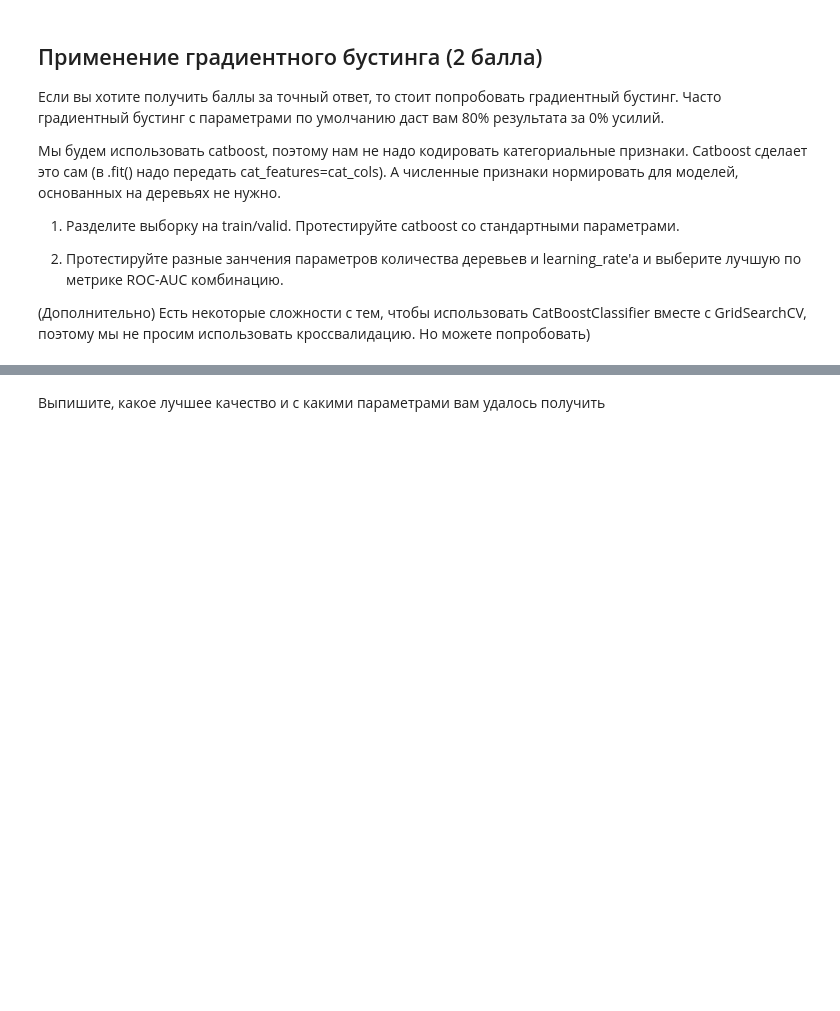
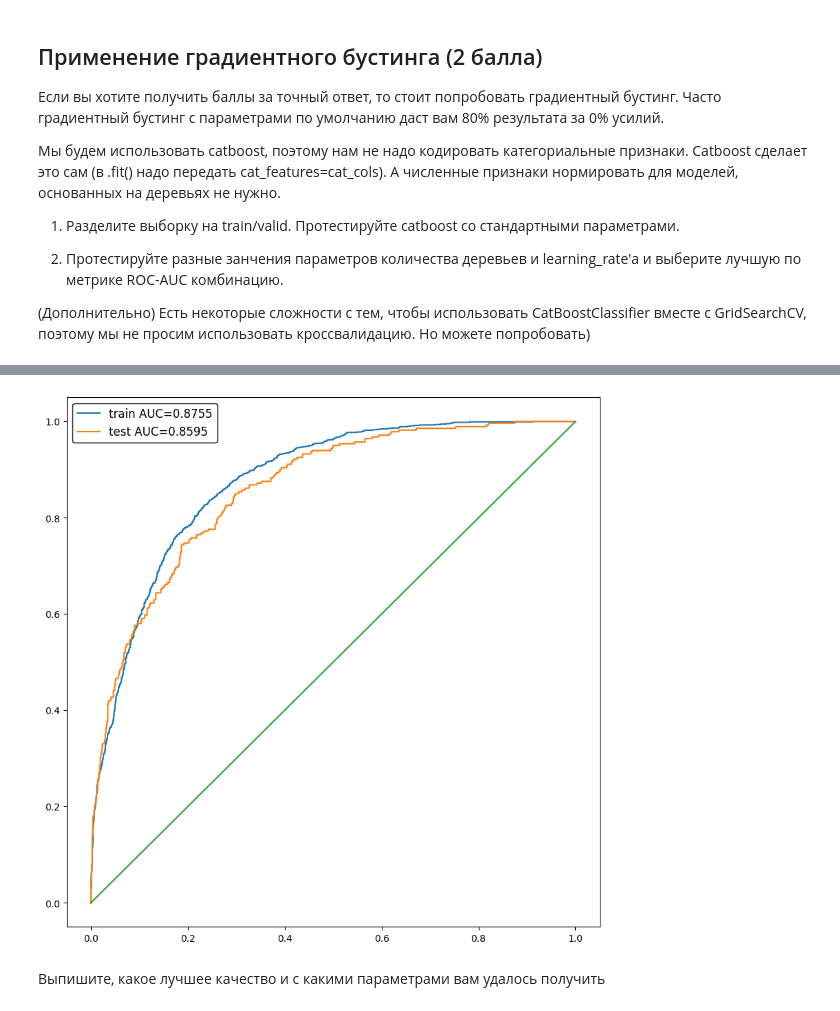
Before and after one commit to kovzanok/ml, a Jupyter notebook: week_03_composition_model_selection/Homework/hw_3_kaggle.ipynb, the cells around one changed output, grey strips where cells are left out. Saved outputs shown, nothing was run; the diff lists cells and outputs as text; code cells hidden in the pictures; blank space fills up the shorter version.

```diff
--- a/week_03_composition_model_selection/Homework/hw_3_kaggle.ipynb
+++ b/week_03_composition_model_selection/Homework/hw_3_kaggle.ipynb
@@ -389,0 +438,5 @@ model = catboost.CatBoostClassifier(n_estimators=200,cat_features=cat_cols)
+# %%
+# Сделаем подбор гиперпараметров модели с помощью встроенного в catboost grid_search
+
+grid_model = catboost.CatBoostClassifier(logging_level='Silent',cat_features=cat_cols, eval_metric='AUC')
+grid_model.grid_search({'n_estimators':range(200,1001,100),'learning_rate':np.linspace(0.01,0.02,10)}, X_origin_train, y_origin_train, plot=True, refit=True, verbose=False);
@@ -390,3 +462,11 @@ model = catboost.CatBoostClassifier(n_estimators=200,cat_features=cat_cols)
+# %%
+y_pred_train = grid_model.predict_proba(X_origin_train)[:, 1]
+y_pred_test = grid_model.predict_proba(X_origin_test)[:, 1]
+train_auc = roc_auc_score(y_origin_train,y_pred_train)
+test_auc = roc_auc_score(y_origin_test,y_pred_test)
+plot_roc_curve(y_origin_train,y_origin_test,y_pred_train,y_pred_test,train_auc,test_auc)
+# %% [output]
+[figure, added]
 # %% [markdown]
 Выпишите, какое лучшее качество и с какими параметрами вам удалось получить
 # %% [markdown]
```
Also changed, not shown: parts of 18 cells of this notebook.
